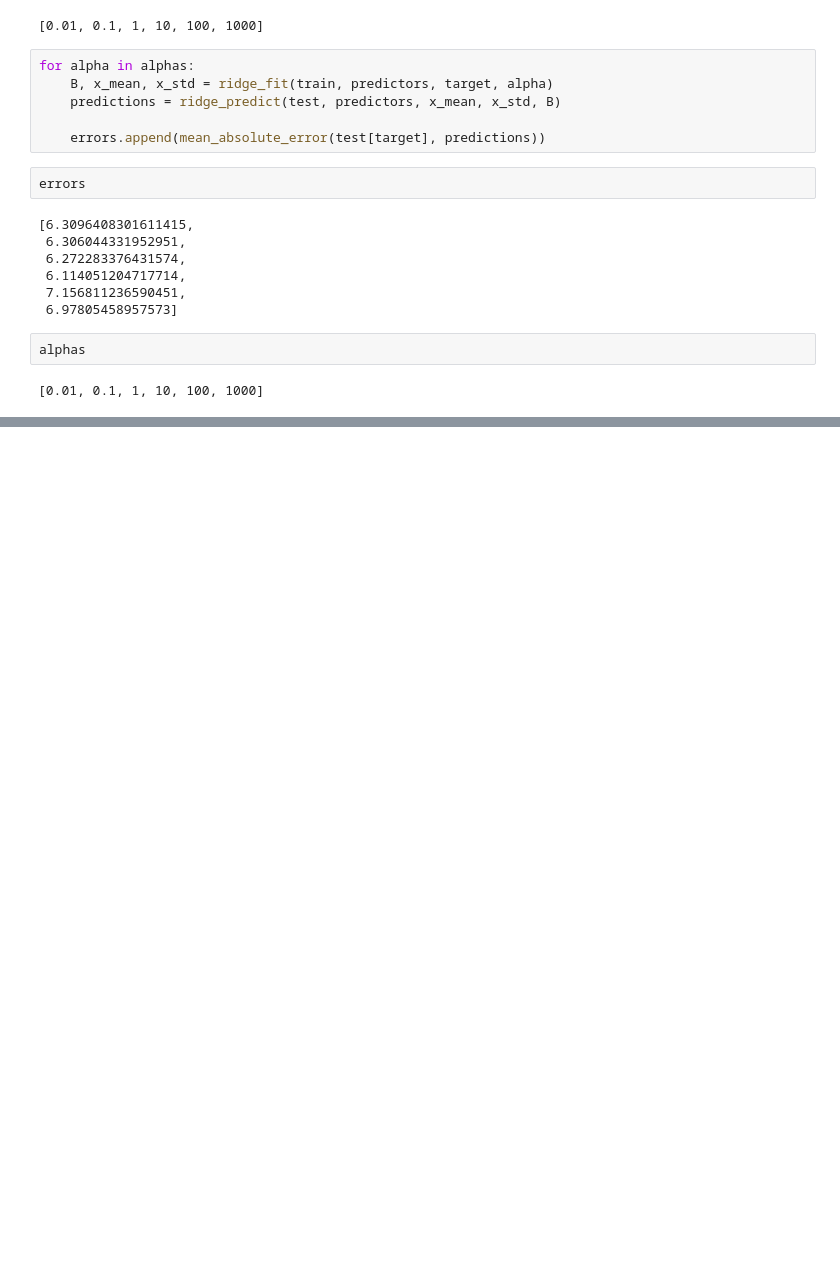
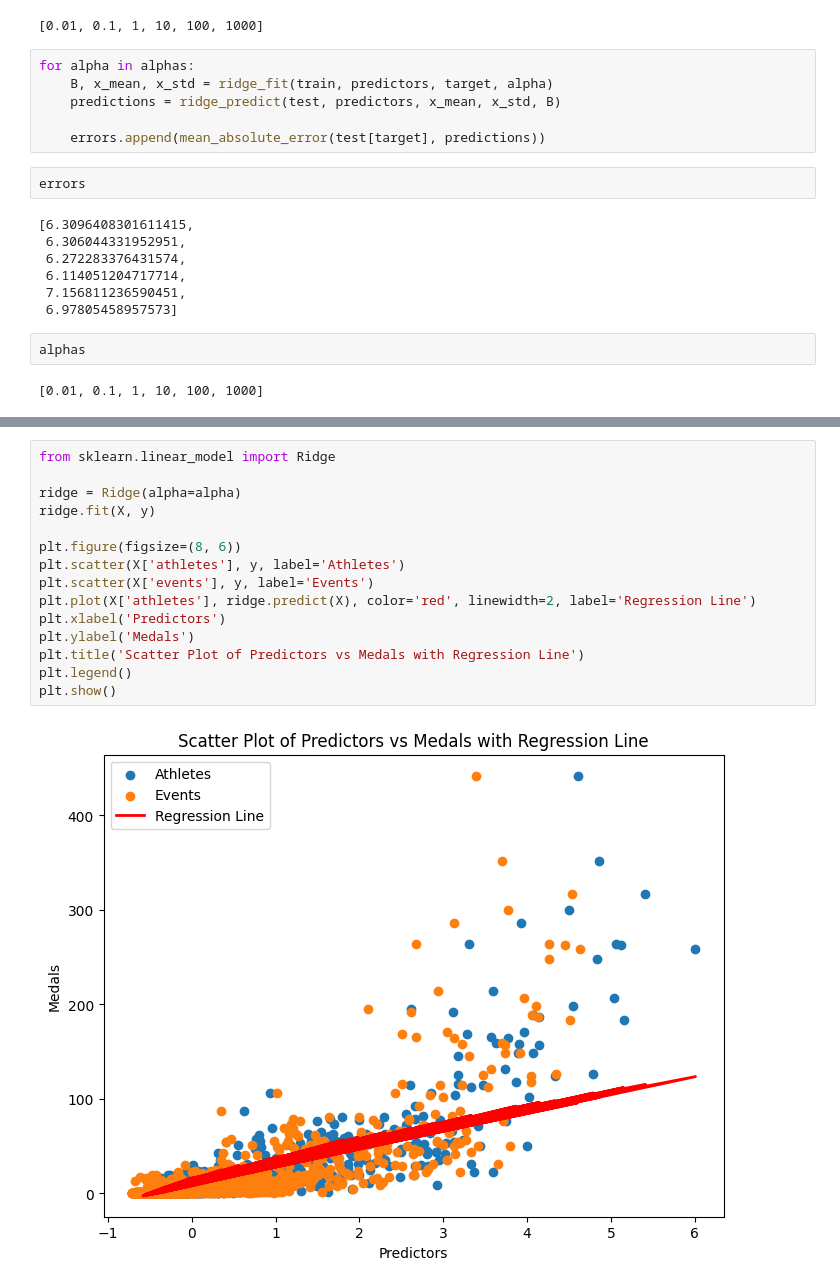
Before and after one commit to MehulPardeshi/ML-Projects, a Jupyter notebook: Ridge_regression/ridge_regression.ipynb, the cells around one changed output, grey strips where cells are left out. Cells and saved outputs as stored; diff of their text form; blank space fills up the shorter version.

Commit message:
Plotted the Ridge regression line by using matplotlib library

```diff
--- a/Ridge_regression/ridge_regression.ipynb
+++ b/Ridge_regression/ridge_regression.ipynb
@@ -284,0 +297,17 @@ alphas
+# %%
+from sklearn.linear_model import Ridge
+
+ridge = Ridge(alpha=alpha)
+ridge.fit(X, y)
+
+plt.figure(figsize=(8, 6))
+plt.scatter(X['athletes'], y, label='Athletes')
+plt.scatter(X['events'], y, label='Events')
+plt.plot(X['athletes'], ridge.predict(X), color='red', linewidth=2, label='Regression Line')
+plt.xlabel('Predictors')
+plt.ylabel('Medals')
+plt.title('Scatter Plot of Predictors vs Medals with Regression Line')
+plt.legend()
+plt.show()
+# %% [output]
+[figure, added]
```
Also changed, not shown: parts of 2 cells of this notebook, 1 other file.
